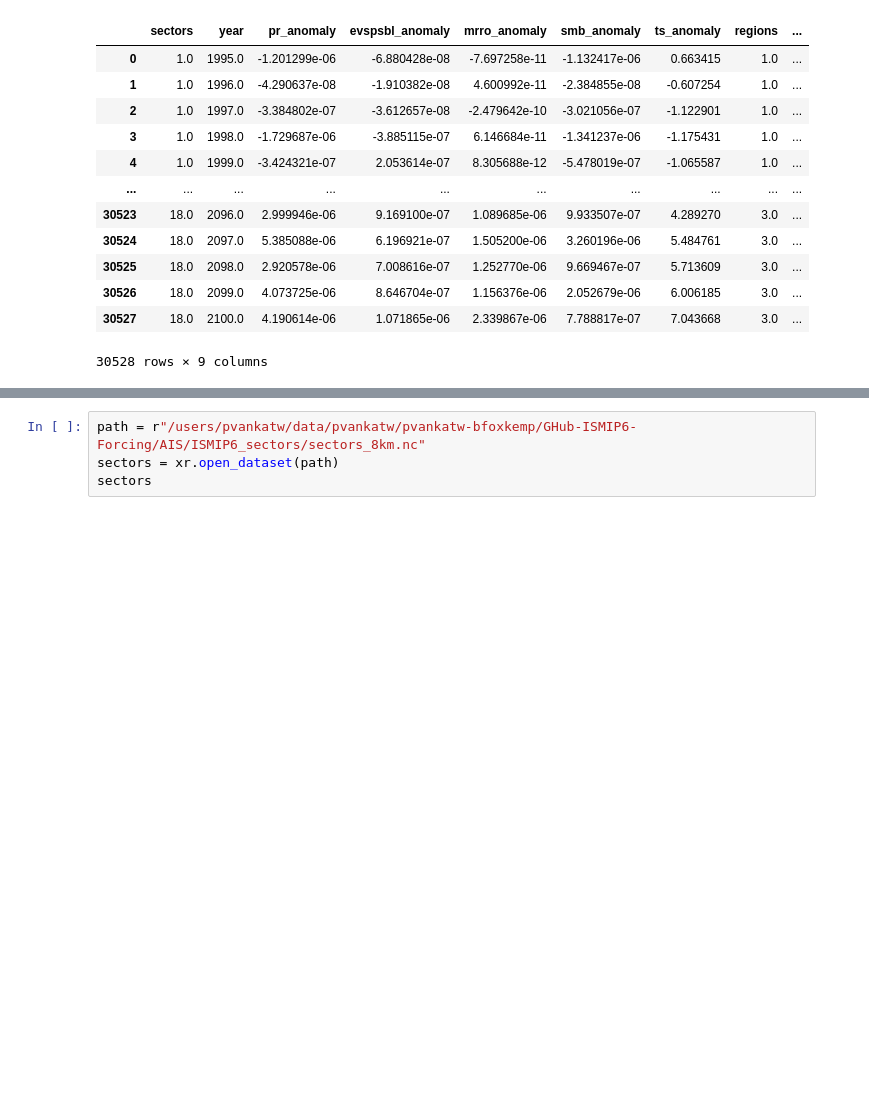
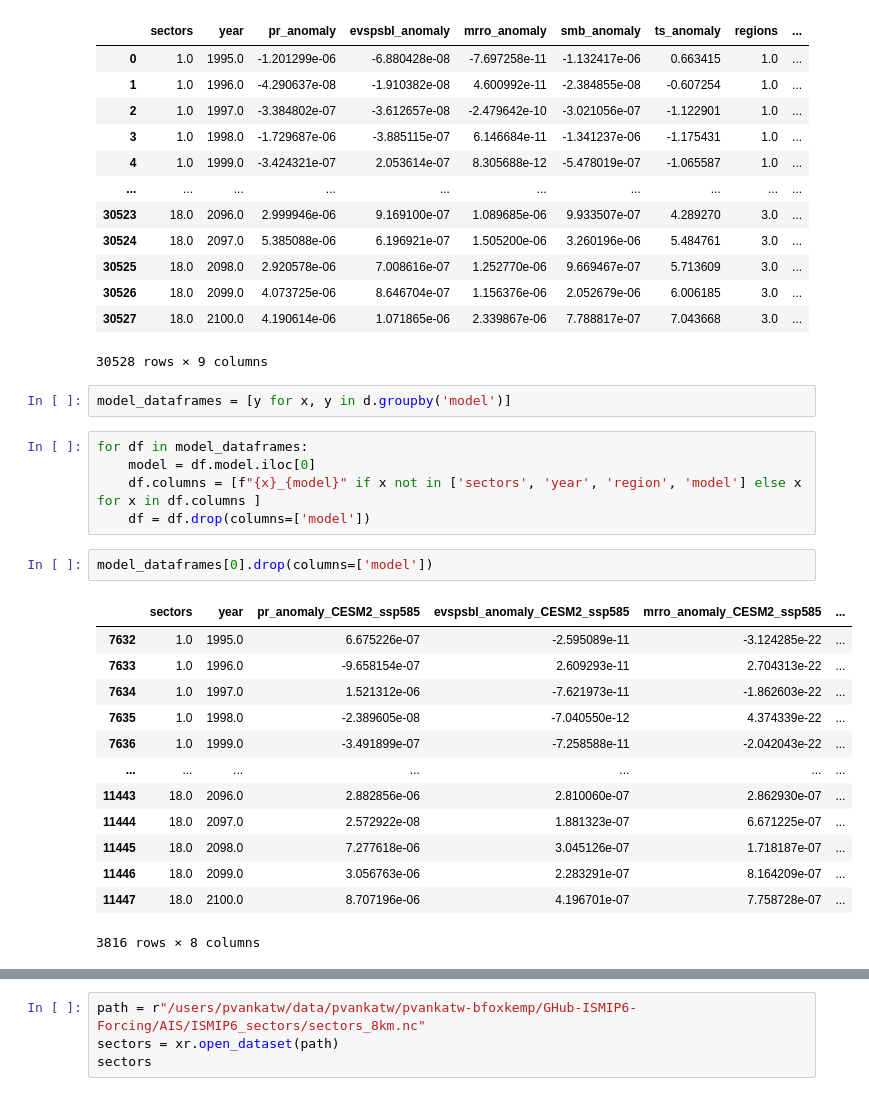
Before and after one commit to Brown-SciML/ise, a Jupyter notebook: src/data/viewing/open_NetCDF.ipynb, the cells around one changed output, grey strips where cells are left out. Cells and saved outputs as stored; diff of their text form; blank space fills up the shorter version.

Commit message:
model in columns

```diff
--- a/src/data/viewing/open_NetCDF.ipynb
+++ b/src/data/viewing/open_NetCDF.ipynb
@@ -19,3 +19,26 @@ d
 | 30526 | 18.0 | 2099.0 | 4.073725e-06 | 8.646704e-07 | 1.156376e-06 | 2.052679e-06 | 6.006185 | 3.0 | ... |
 | 30527 | 18.0 | 2100.0 | 4.190614e-06 | 1.071865e-06 | 2.339867e-06 | 7.788817e-07 | 7.043668 | 3.0 | ... |
 30528 rows × 9 columns
+# %%
+model_dataframes = [y for x, y in d.groupby('model')]
+# %%
+for df in model_dataframes:
+    model = df.model.iloc[0]
+    df.columns = [f"{x}_{model}" if x not in ['sectors', 'year', 'region', 'model'] else x for x in df.columns ]
+    df = df.drop(columns=['model'])
+# %%
+model_dataframes[0].drop(columns=['model'])
+# %% [output]
+|  | sectors | year | pr_anomaly_CESM2_ssp585 | evspsbl_anomaly_CESM2_ssp585 | mrro_anomaly_CESM2_ssp585 | ... |
+| 7632 | 1.0 | 1995.0 | 6.675226e-07 | -2.595089e-11 | -3.124285e-22 | ... |
+| 7633 | 1.0 | 1996.0 | -9.658154e-07 | 2.609293e-11 | 2.704313e-22 | ... |
+| 7634 | 1.0 | 1997.0 | 1.521312e-06 | -7.621973e-11 | -1.862603e-22 | ... |
+| 7635 | 1.0 | 1998.0 | -2.389605e-08 | -7.040550e-12 | 4.374339e-22 | ... |
+| 7636 | 1.0 | 1999.0 | -3.491899e-07 | -7.258588e-11 | -2.042043e-22 | ... |
+| ... | ... | ... | ... | ... | ... | ... |
+| 11443 | 18.0 | 2096.0 | 2.882856e-06 | 2.810060e-07 | 2.862930e-07 | ... |
+| 11444 | 18.0 | 2097.0 | 2.572922e-08 | 1.881323e-07 | 6.671225e-07 | ... |
+| 11445 | 18.0 | 2098.0 | 7.277618e-06 | 3.045126e-07 | 1.718187e-07 | ... |
+| 11446 | 18.0 | 2099.0 | 3.056763e-06 | 2.283291e-07 | 8.164209e-07 | ... |
+| 11447 | 18.0 | 2100.0 | 8.707196e-06 | 4.196701e-07 | 7.758728e-07 | ... |
+3816 rows × 8 columns
```
Also changed, not shown: parts of 4 cells of this notebook, 4 other files.
